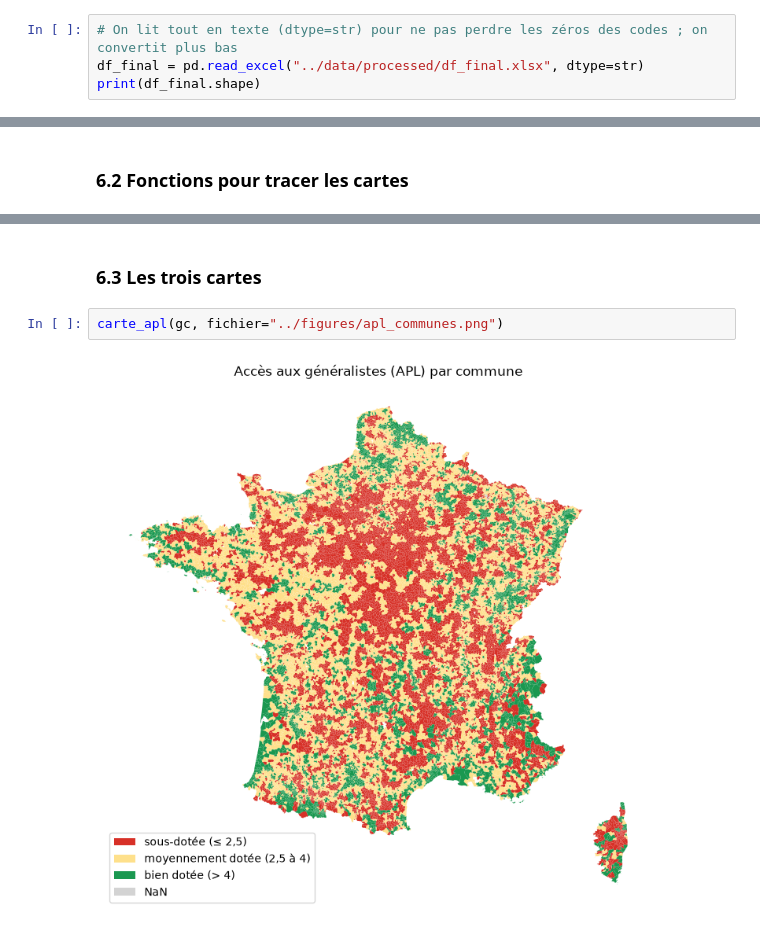
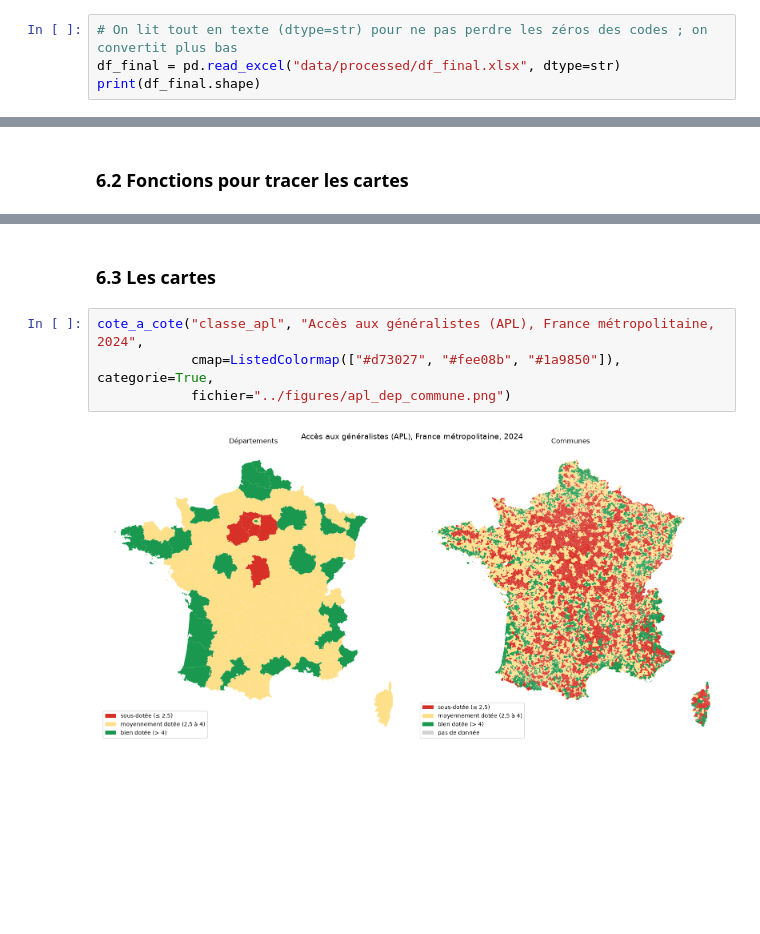
Before and after one commit to amauplot/github_killer, a Jupyter notebook: I.B.Base_Finale.ipynb, the cells around one changed output, grey strips where cells are left out. Drawn from its saved outputs; the diff is of its cells as text; blank space fills up the shorter version.

Commit message:
Arrangement APL, base_finale, requirements

```diff
--- a/I.B.Base_Finale.ipynb
+++ b/I.B.Base_Finale.ipynb
@@ -313,7 +313,7 @@ On part de df_final (créée par fusion.py) et on lui ajoute le prix du foncier
 ### 5.1 Chargement de la base
 # %%
 # On lit tout en texte (dtype=str) pour ne pas perdre les zéros des codes ; on convertit plus bas
-df_final = pd.read_excel("../data/processed/df_final.xlsx", dtype=str)
+df_final = pd.read_excel("data/processed/df_final.xlsx", dtype=str)
 print(df_final.shape)
 # %% [output]
 (34768, 15)
@@ -499,6 +515,8 @@ def carte_apl(gdf, titre="Accès aux généralistes (APL) par commune", fichier=
 # %% [markdown]
-### 6.3 Les trois cartes
+### 6.3 Les cartes
 # %%
-carte_apl(gc, fichier="../figures/apl_communes.png")
+cote_a_cote("classe_apl", "Accès aux généralistes (APL), France métropolitaine, 2024",
+            cmap=ListedColormap(["#d73027", "#fee08b", "#1a9850"]), categorie=True,
+            fichier="../figures/apl_dep_commune.png")
 # %% [output]
-[figure, old version]
+[figure, new version]
```
Also changed, not shown: parts of 17 cells of this notebook, 7 other files.
